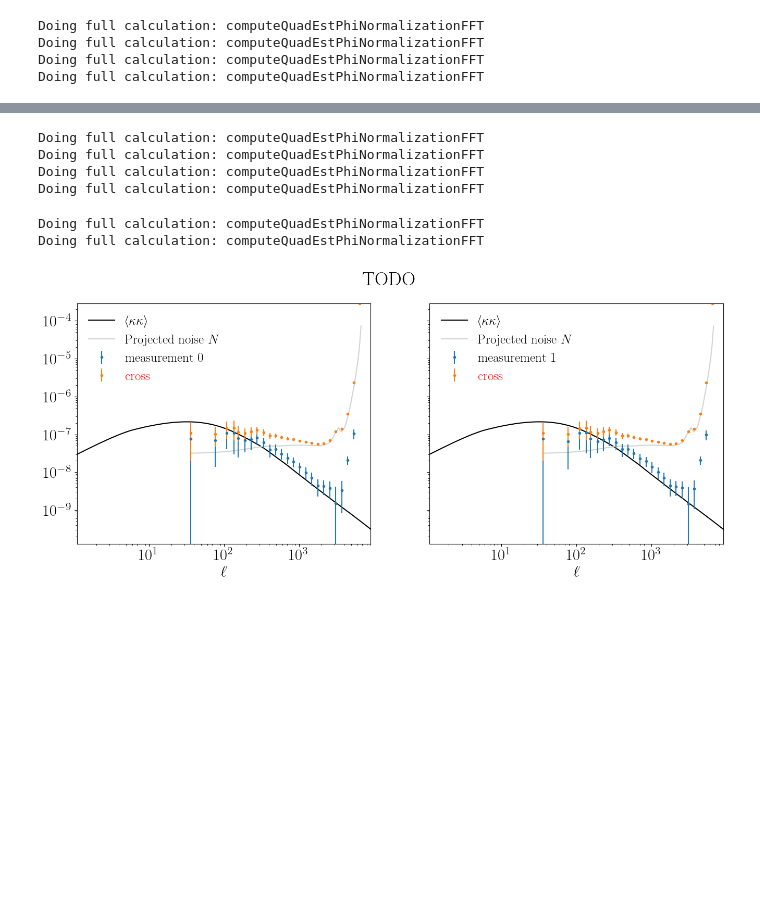
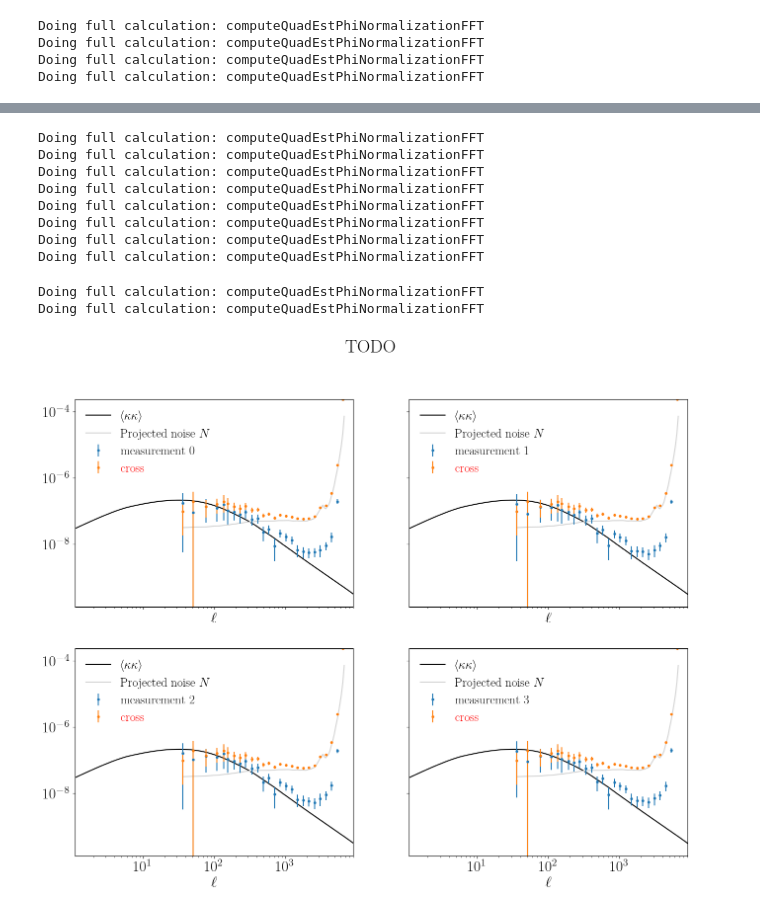
Before and after one commit to EmmanuelSchaan/LensQuEst, a Jupyter notebook: dev/scratch.ipynb, the cells around one changed output, grey strips where cells are left out. Cells and saved outputs as stored; diff of their text form; code cells hidden in the pictures; blank space fills up the shorter version.

```diff
--- a/dev/scratch.ipynb
+++ b/dev/scratch.ipynb
@@ -283,10 +319,11 @@ def applyQE(dataFourier, baseMap, AFC=True):
         Nhat = baseMap.powerSpectrum(dataFourier=tmp, plot=False, save=False)
     return  standardCl[0], standardCl[1]-Nhat[1], standardCl[2]
 
-def crossEst(dataFourier1, dataFourier2, baseMap):
+def crossEst(dataFouriers, baseMap):
+    pairs = [(dataFouriers[0], dataFouriers[1]), (dataFouriers[2], dataFouriers[3])]
     standardQEs = [baseMap.computeQuadEstKappaNorm(cmb.funlensedTT, cmb.fCtotal, lMin=lMin, lMax=lMax,
-                                                 dataFourier=dataFourier, test=False)
-                  for dataFourier in [dataFourier1, dataFourier2]]
+                                                 dataFourier=dataFourier1, dataFourier2=dataFourier2)
+                  for (dataFourier1, dataFourier2) in pairs]
     standardCl = baseMap.crossPowerSpectrum(dataFourier1=standardQEs[0], dataFourier2=standardQEs[1])
 
     return standardCl
@@ -354,4 +391,4 @@ for ax in axs:
 maps, mapsFourier = genTestMap(cmb.funlensedTT,
                                lCl=p2d_cmblens.fPinterp,
                                dCl=cmb.fdetectorNoise,
-                              n_detector_runs=2)
+                              n_detector_runs=4)
@@ -358,68 +413,76 @@ maps, mapsFourier = genTestMap(cmb.funlensedTT,
 # %%
-Cls = {'measurement %d'%(i): applyQE(mapsFourier['total'][i], baseMap) for i in range(2)}
+Cls = {'measurement %d'%(i): applyQE(mapsFourier['total'][i], baseMap) for i in range(4)}
 # %% [output]
 Doing full calculation: computeQuadEstPhiNormalizationFFT
 Doing full calculation: computeQuadEstPhiNormalizationFFT
 Doing full calculation: computeQuadEstPhiNormalizationFFT
 Doing full calculation: computeQuadEstPhiNormalizationFFT
+Doing full calculation: computeQuadEstPhiNormalizationFFT
+Doing full calculation: computeQuadEstPhiNormalizationFFT
+Doing full calculation: computeQuadEstPhiNormalizationFFT
+Doing full calculation: computeQuadEstPhiNormalizationFFT
 # %%
-Cls['cross'] = crossEst(mapsFourier['total'][0],mapsFourier['total'][1], baseMap)
+Cls['cross'] = crossEst([mapsFourier['total'][i] for i in range(4)], baseMap)
 # %% [output]
 Doing full calculation: computeQuadEstPhiNormalizationFFT
 Doing full calculation: computeQuadEstPhiNormalizationFFT
 # %%
-fig, axs = plt.subplots(ncols=2, figsize=(16,6), sharey=True)
-idxs = dict(zip(keys, [0,1]))
-
+fig, axs = plt.subplots(ncols=2, nrows=2, figsize=(16,12), sharey=True, sharex=True)
 
 ell = baseMap.l.flatten()
 factor = 1. # lCen**2
 
 theory=[p2d_cmblens.fPinterp, fNqCmb_fft]
 theory_l=[r'$\big<\kappa\kappa\big>$', r'Projected noise $N$']
 theory_s=['black', 'lightgrey']
 for f,l,sty in zip(theory, theory_l, theory_s):
     L = np.logspace(np.log10(1.), np.log10(np.max(ell)), 201, 10.)
     ClExpected = np.array(list(map(f, L)))
-    for ax in axs:
-        ax.plot(L, factor*ClExpected, sty, label=l)
+    for i in range(2):
+        for j in range(2):
+
+            axs[i][j].plot(L, factor*ClExpected, sty, label=l)
 
 bnds = {'x':[],'y':[]}
 
 
 for i in range(2):
-    key = 'measurement %d'%i
-    lCen, Cl, sCl = Cls[key]
+    for j in range(2):
+        key = 'measurement %d'%(i*2+j)
+        lCen, Cl, sCl = Cls[key]
 
-    Ipos = np.where(Cl>=0.)
-    Ineg = np.where(Cl<0.)
+        Ipos = np.where(Cl>=0.)
+        Ineg = np.where(Cl<0.)
 
-    fctr = factor
-    ax = axs[i]
+        fctr = factor
+        ax = axs[i][j]
 
-    ax.errorbar(lCen[Ipos], factor*Cl[Ipos], yerr=factor*sCl[Ipos],fmt='.', label=key)
+        ax.errorbar(lCen[Ipos], factor*Cl[Ipos], yerr=factor*sCl[Ipos],fmt='.', label=key)
 
-    lCen, Cl, sCl = Cls['cross']
-    ax.errorbar(lCen[Ipos], factor*Cl[Ipos], yerr=factor*sCl[Ipos],fmt='.', label='cross')
+        lCen, Cl, sCl = Cls['cross']
+        ax.errorbar(lCen[Ipos], factor*Cl[Ipos], yerr=factor*sCl[Ipos],fmt='.', label='cross')
 
-    ax.set_xscale('log')
-    ax.set_yscale('log')
-    ax.set_xlabel(r'$\ell$')
+        ax.set_xscale('log')
+        ax.set_yscale('log')
+        ax.set_xlabel(r'$\ell$')
 
 
-    bnds['x'] += [np.min(lCen), np.max(lCen)]
-    bnds['y'] += [factor*np.min(Cl), factor*np.max(Cl)]
+        bnds['x'] += [np.min(lCen), np.max(lCen)]
+        bnds['y'] += [factor*np.min(Cl), factor*np.max(Cl)]
 
 
 fig.suptitle(r'TODO')
 
-for ax in axs:
-    ax.set_xlim(np.min(bnds['x']), np.max(bnds['x']))
-    ax.set_ylim(np.min(bnds['y']), np.max(bnds['y']))
+for i in range(2):
+    for j in range(2):
+        ax = axs[i][j]
+
+        ax.set_xlim(np.min(bnds['x']), np.max(bnds['x']))
+        ax.set_ylim(np.min(bnds['y']), np.max(bnds['y']))
 
 
 
-    l=ax.legend(frameon=False, loc='upper left')
-    l.get_texts()[-1].set_color('red')
+        l=ax.legend(frameon=False, loc='upper left')
+        l.get_texts()[-1].set_color('red')
 # %% [output]
-[figure, old version]
+[figure, new version]
```
Also changed, not shown: parts of 12 cells of this notebook, 2 other files.
